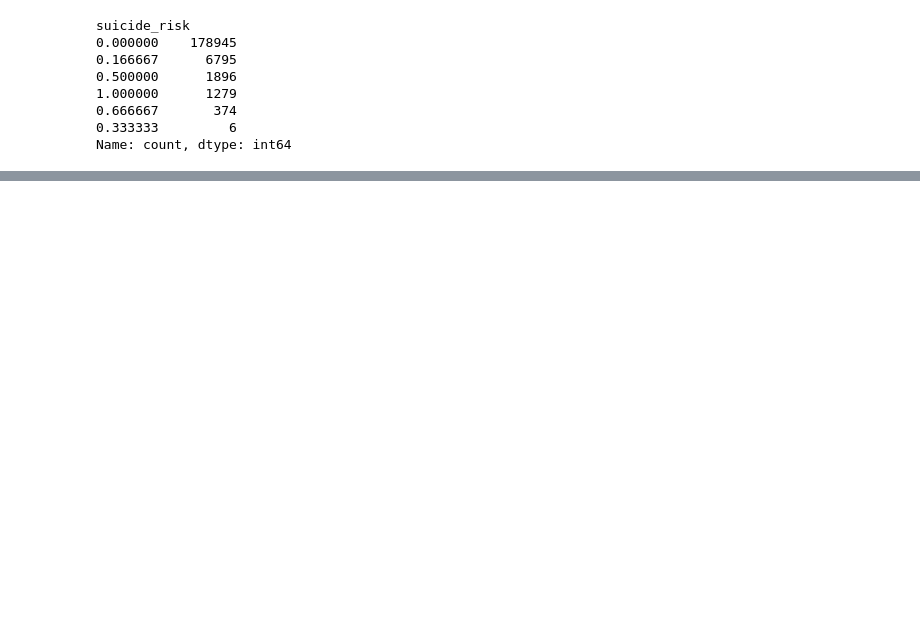
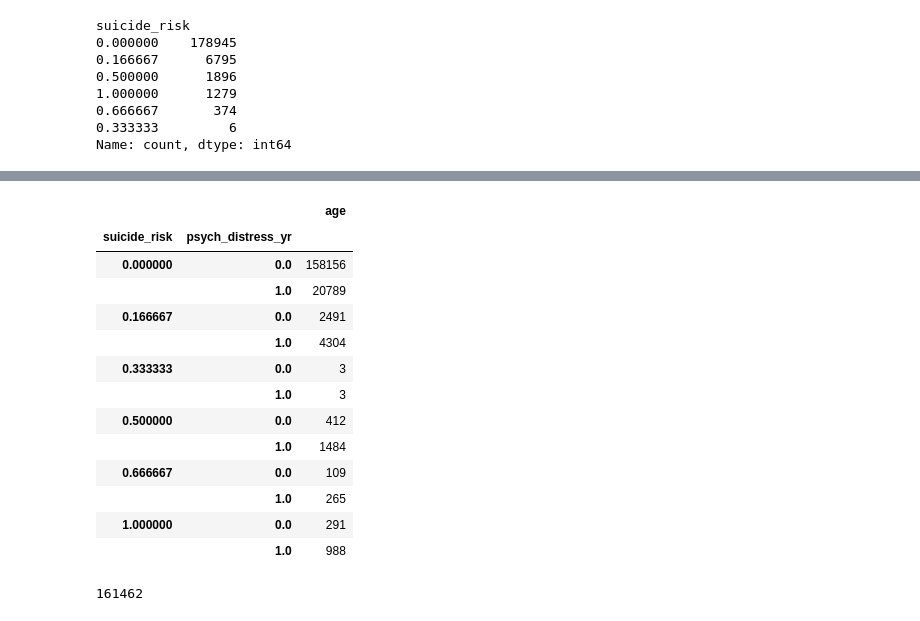
Before and after one commit to zaxiang/DDS_Project, a Jupyter notebook: Pre-processing.ipynb, the cells around one changed output, grey strips where cells are left out. Drawn from its saved outputs; the diff is of its cells as text; code cells hidden in the pictures; blank space fills up the shorter version.

```diff
--- a/Pre-processing.ipynb
+++ b/Pre-processing.ipynb
@@ -279,0 +334,22 @@ array([[<Axes: title={'center': 'EMPSTATY'}>,
+# %%
+psyc_risk = norm_data.groupby(['suicide_risk','psych_distress_yr']).count()[['age']]
+psyc_risk
+# %% [output]
+|  |  | age |
+| suicide_risk | psych_distress_yr |  |
+| 0.000000 | 0.0 | 158156 |
+|  | 1.0 | 20789 |
+| 0.166667 | 0.0 | 2491 |
+|  | 1.0 | 4304 |
+| 0.333333 | 0.0 | 3 |
+|  | 1.0 | 3 |
+| 0.500000 | 0.0 | 412 |
+|  | 1.0 | 1484 |
+| 0.666667 | 0.0 | 109 |
+|  | 1.0 | 265 |
+| 1.000000 | 0.0 | 291 |
+|  | 1.0 | 988 |
+# %%
+norm_data[norm_data['psych_distress_yr'] == 0].shape[0]
+# %% [output]
+161462
```
Also changed, not shown: parts of 18 cells of this notebook.
